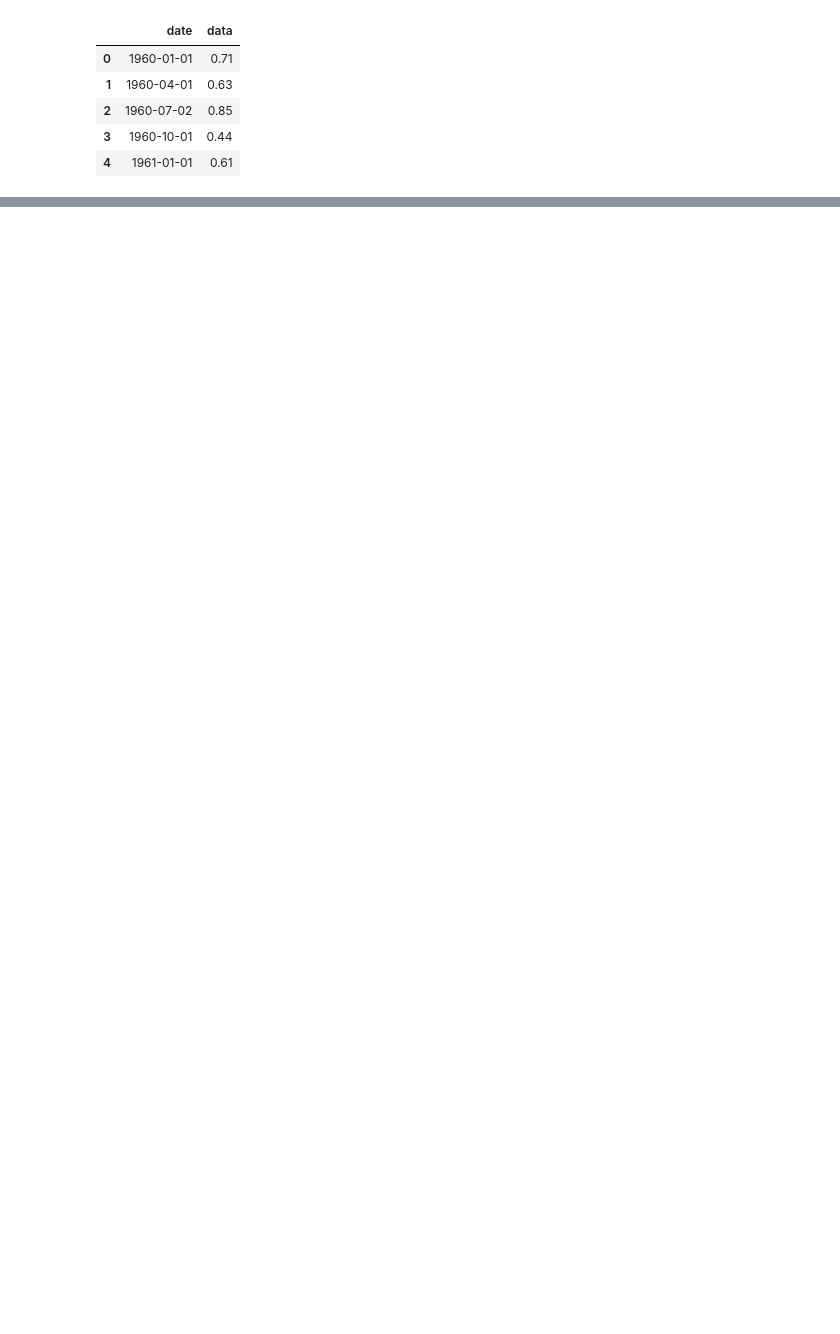
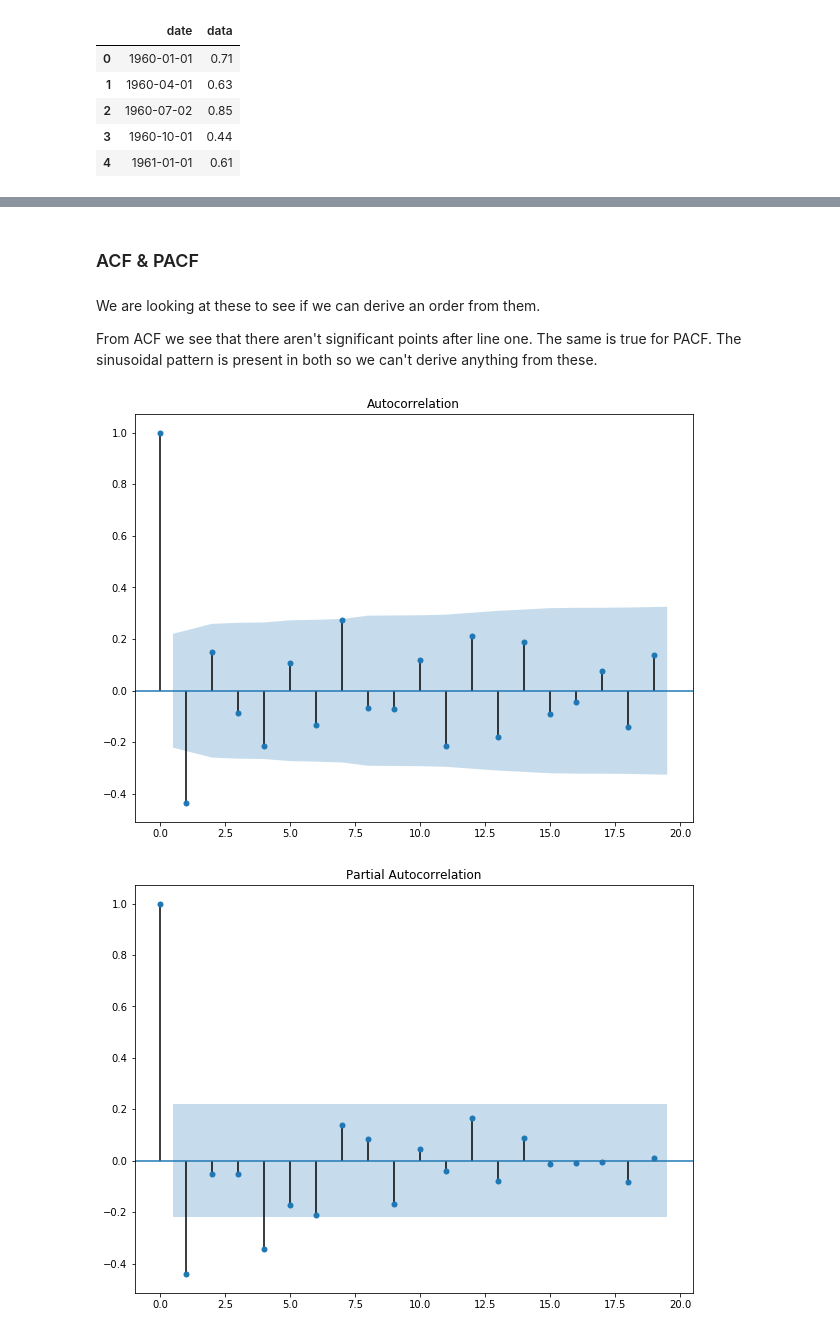
Before and after one commit to jaykayso/AppliedTimeSeriesAnalysisWithPython, a Jupyter notebook: 4_SARIMA.ipynb, the cells around one changed output, grey strips where cells are left out. Cells and saved outputs as stored; diff of their text form; code cells hidden in the pictures; blank space fills up the shorter version.

```diff
--- a/4_SARIMA.ipynb
+++ b/4_SARIMA.ipynb
@@ -36,0 +132,12 @@ data.head()
+# %% [markdown]
+### ACF & PACF
+# %% [markdown]
+We are looking at these to see if we can derive an order from them.
+
+From ACF we see that there aren't significant points after line one. The same is true for PACF. The sinusoidal pattern is present in both so we can't derive anything from these.
+# %%
+plot_acf(data['data_tr_2'][5:]);
+plot_pacf(data['data_tr_2'][5:]);
+# %% [output]
+[figure, added]
+[figure, added]
```
Also changed, not shown: parts of 39 cells of this notebook.
